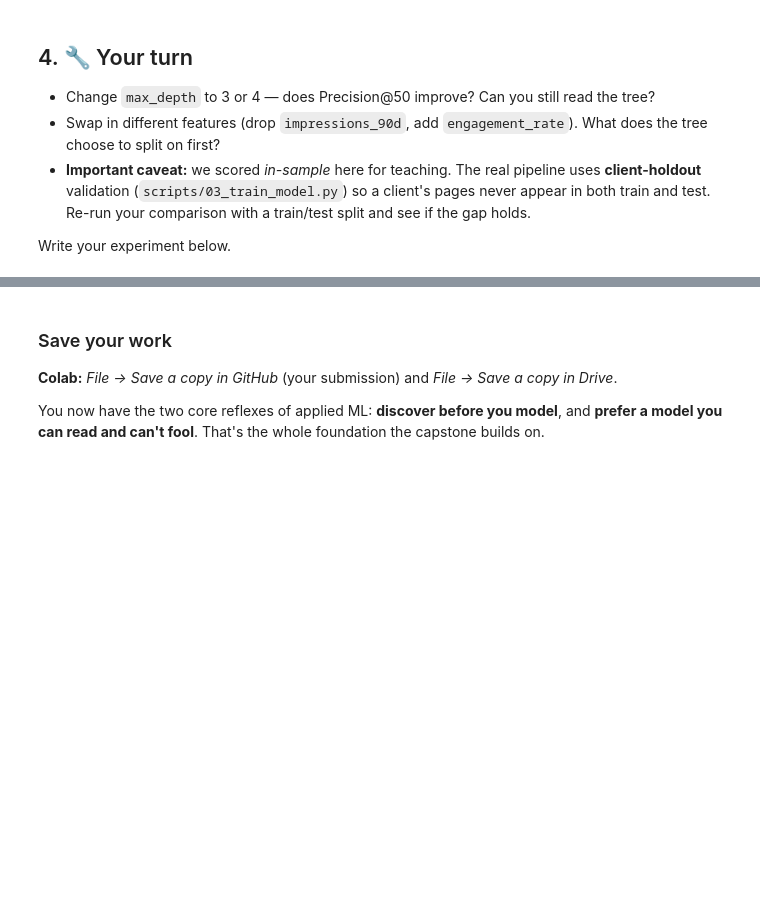
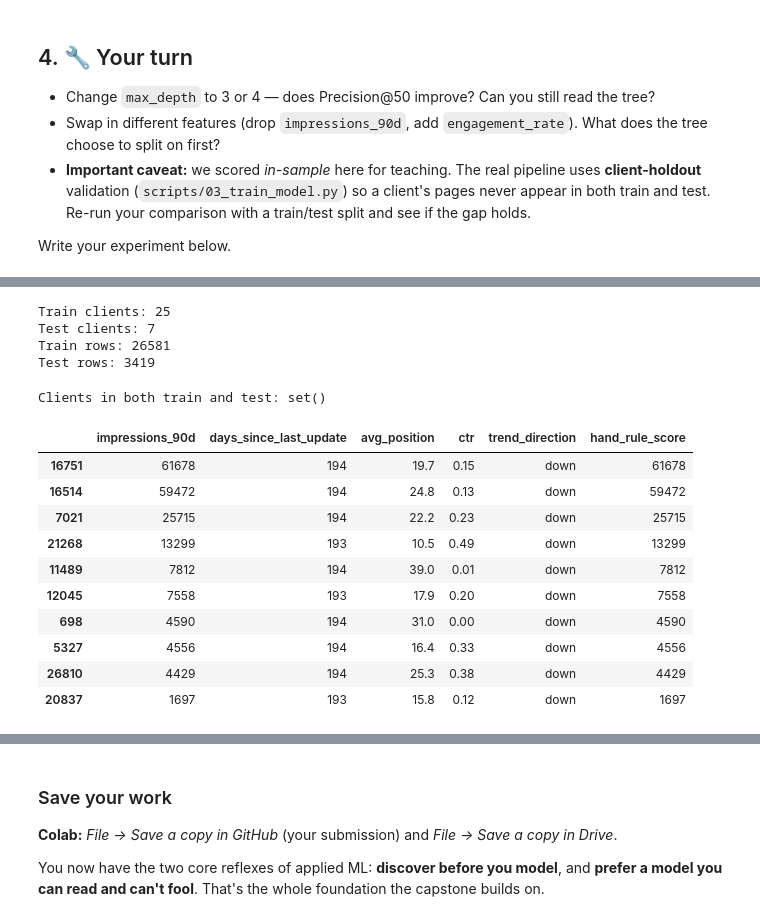
Before and after one commit to DipeshGhimire33/Flyrank-ml-internship-starter, a Jupyter notebook: notebooks/02_your_first_readable_model.ipynb, the cells around one changed output, grey strips where cells are left out. Drawn from its saved outputs; the diff is of its cells as text; code cells hidden in the pictures; blank space fills up the shorter version.

```diff
--- a/notebooks/02_your_first_readable_model.ipynb
+++ b/notebooks/02_your_first_readable_model.ipynb
@@ -104,0 +204,69 @@ Write your experiment below.
+# %%
+from sklearn.model_selection import train_test_split
+
+# Get unique clients
+clients = df["client_id"].unique()
+
+# Split CLIENTS, not rows
+train_clients, test_clients = train_test_split(
+    clients,
+    test_size=0.2,
+    random_state=42
+)
+
+# Create train/test datasets
+train_df = df[df["client_id"].isin(train_clients)].copy()
+test_df = df[df["client_id"].isin(test_clients)].copy()
+
+print("Train clients:", len(train_clients))
+print("Test clients:", len(test_clients))
+print("Train rows:", len(train_df))
+print("Test rows:", len(test_df))
+# %% [output]
+Train clients: 25
+Test clients: 7
+Train rows: 26581
+Test rows: 3419
+# %%
+overlap = set(train_df["client_id"]) & set(test_df["client_id"])
+
+print("Clients in both train and test:", overlap)
+# %% [output]
+Clients in both train and test: set()
+# %%
+stale = (train_df["days_since_last_update"] >= 180).astype(int)
+
+visible = (train_df["impressions_90d"] >= 500).astype(int)
+
+train_df["hand_rule_score"] = (
+    stale * visible * train_df["impressions_90d"]
+)
+
+top10_train = (
+    train_df
+    .sort_values("hand_rule_score", ascending=False)
+    .head(10)
+)
+
+top10_train[
+    [
+        "impressions_90d",
+        "days_since_last_update",
+        "avg_position",
+        "ctr",
+        "trend_direction",
+        "hand_rule_score"
+    ]
+]
+# %% [output]
+|  | impressions_90d | days_since_last_update | avg_position | ctr | trend_direction | hand_rule_score |
+| 16751 | 61678 | 194 | 19.7 | 0.15 | down | 61678 |
+| 16514 | 59472 | 194 | 24.8 | 0.13 | down | 59472 |
+| 7021 | 25715 | 194 | 22.2 | 0.23 | down | 25715 |
+| 21268 | 13299 | 193 | 10.5 | 0.49 | down | 13299 |
+| 11489 | 7812 | 194 | 39.0 | 0.01 | down | 7812 |
+| 12045 | 7558 | 193 | 17.9 | 0.20 | down | 7558 |
+| 698 | 4590 | 194 | 31.0 | 0.00 | down | 4590 |
+| 5327 | 4556 | 194 | 16.4 | 0.33 | down | 4556 |
+| 26810 | 4429 | 194 | 25.3 | 0.38 | down | 4429 |
+| 20837 | 1697 | 193 | 15.8 | 0.12 | down | 1697 |
```
Also changed, not shown: parts of 18 cells of this notebook.
